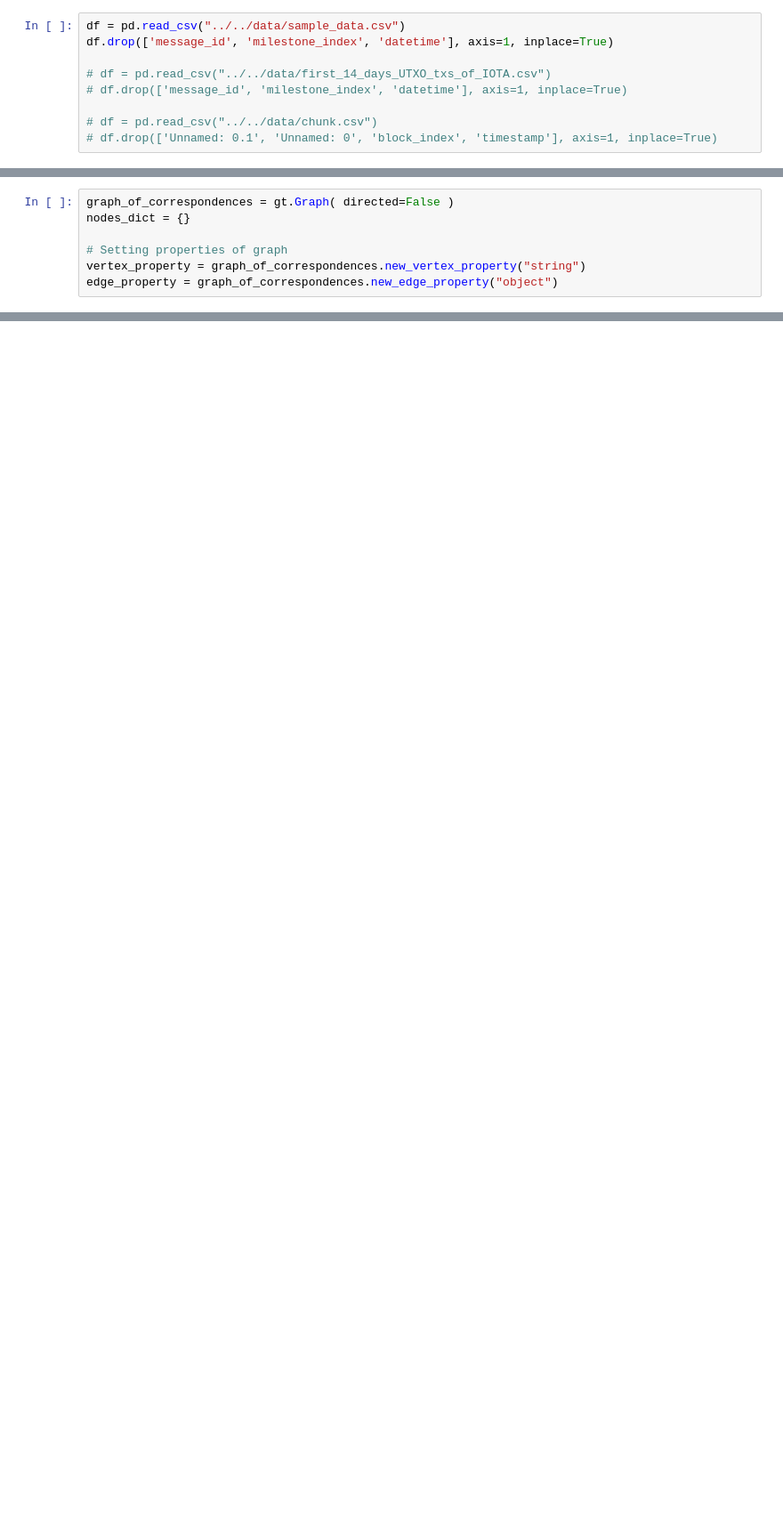
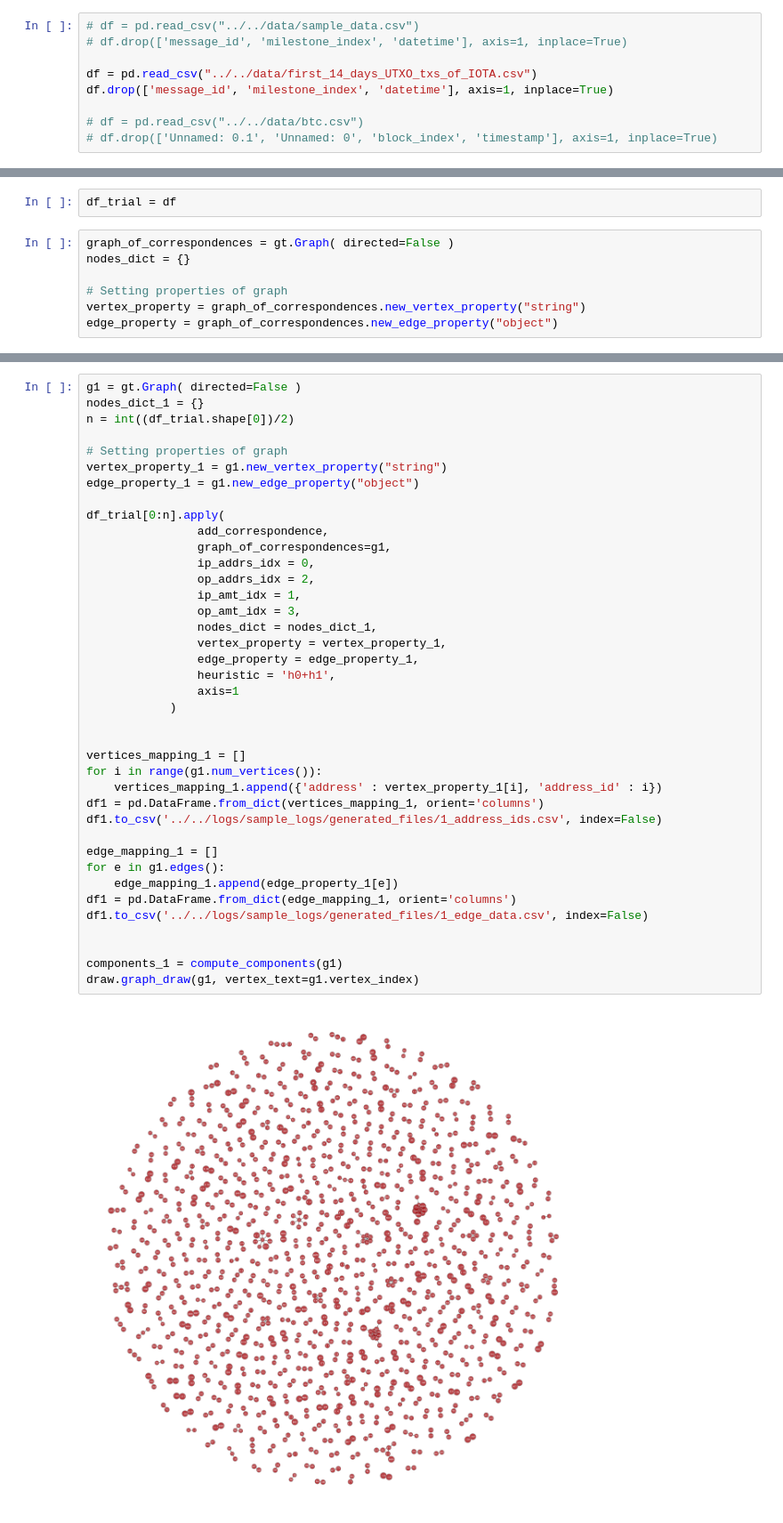
Before and after one commit to NidhiAgrawal27/Masters_Project, a Jupyter notebook: correspondence_network/src/mains/trial.ipynb, the cells around one changed output, grey strips where cells are left out. Shown at 89% size. Cells and saved outputs as stored; diff of their text form; blank space fills up the shorter version.

Commit message:
concatenation of graphs

```diff
--- a/correspondence_network/src/mains/trial.ipynb
+++ b/correspondence_network/src/mains/trial.ipynb
@@ -7,13 +7,13 @@ import graph_tool as gt
 from graph_tool.all import graph_draw
 import graph_tool.topology as gtt
 # %%
-df = pd.read_csv("../../data/sample_data.csv")
+# df = pd.read_csv("../../data/sample_data.csv")
+# df.drop(['message_id', 'milestone_index', 'datetime'], axis=1, inplace=True)
+
+df = pd.read_csv("../../data/first_14_days_UTXO_txs_of_IOTA.csv")
 df.drop(['message_id', 'milestone_index', 'datetime'], axis=1, inplace=True)
 
-# df = pd.read_csv("../../data/first_14_days_UTXO_txs_of_IOTA.csv")
-# df.drop(['message_id', 'milestone_index', 'datetime'], axis=1, inplace=True)
-
-# df = pd.read_csv("../../data/chunk.csv")
+# df = pd.read_csv("../../data/btc.csv")
 # df.drop(['Unnamed: 0.1', 'Unnamed: 0', 'block_index', 'timestamp'], axis=1, inplace=True)
 # %%
 df_unique_tx_id = pd.DataFrame()
@@ -52,3 +30,5 @@ df
+# %%
+df_trial = df
 # %%
 graph_of_correspondences = gt.Graph( directed=False )
 nodes_dict = {}
@@ -130,0 +235,41 @@ draw.graph_draw(graph_of_correspondences, vertex_text=graph_of_correspondences.v
+# %%
+g1 = gt.Graph( directed=False )
+nodes_dict_1 = {}
+n = int((df_trial.shape[0])/2)
+
+# Setting properties of graph
+vertex_property_1 = g1.new_vertex_property("string")
+edge_property_1 = g1.new_edge_property("object")
+
+df_trial[0:n].apply(
+                add_correspondence,
+                graph_of_correspondences=g1,
+                ip_addrs_idx = 0,
+                op_addrs_idx = 2,
+                ip_amt_idx = 1,
+                op_amt_idx = 3,
+                nodes_dict = nodes_dict_1,
+                vertex_property = vertex_property_1,
+                edge_property = edge_property_1,
+                heuristic = 'h0+h1',
+                axis=1
+            )
+
+
+vertices_mapping_1 = []
+for i in range(g1.num_vertices()):
+    vertices_mapping_1.append({'address' : vertex_property_1[i], 'address_id' : i})
+df1 = pd.DataFrame.from_dict(vertices_mapping_1, orient='columns')
+df1.to_csv('../../logs/sample_logs/generated_files/1_address_ids.csv', index=False)
+
+edge_mapping_1 = []
+for e in g1.edges():
+    edge_mapping_1.append(edge_property_1[e])
+df1 = pd.DataFrame.from_dict(edge_mapping_1, orient='columns')
+df1.to_csv('../../logs/sample_logs/generated_files/1_edge_data.csv', index=False)
+
+
+components_1 = compute_components(g1)
+draw.graph_draw(g1, vertex_text=g1.vertex_index)
+# %% [output]
+[figure, added]
```
Also changed, not shown: parts of 24 cells of this notebook, 15 other files.
